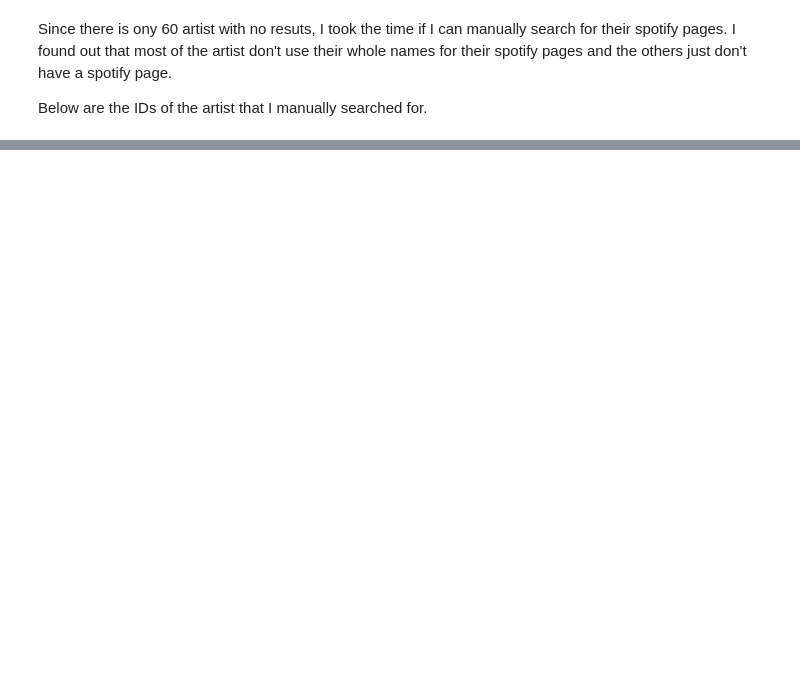
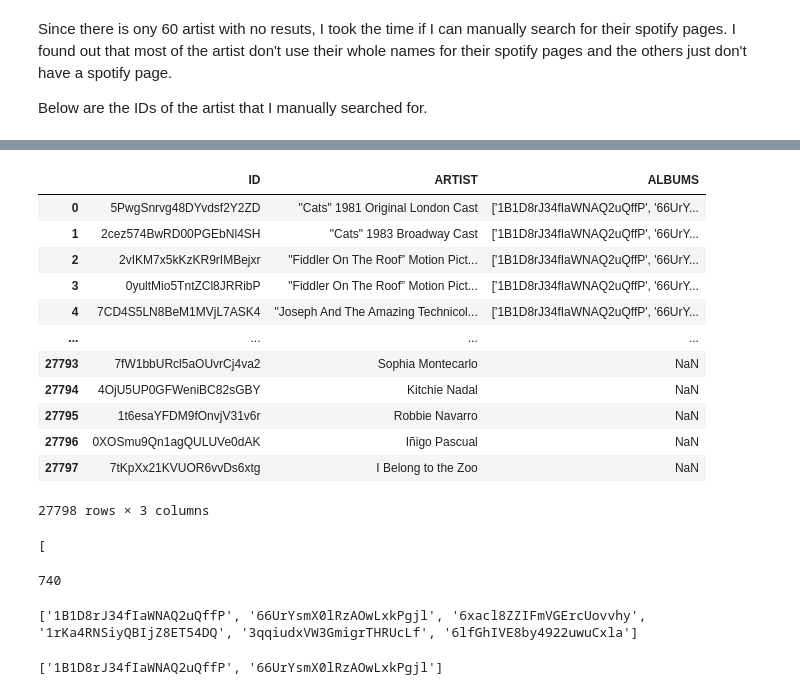
Before and after one commit to EVeend/Spotify-Tracks-Dataset-Builder, a Jupyter notebook: spotify_track_retriever.ipynb, the cells around one changed output, grey strips where cells are left out. Saved outputs shown, nothing was run; the diff lists cells and outputs as text; code cells hidden in the pictures; blank space fills up the shorter version.

```diff
--- a/spotify_track_retriever.ipynb
+++ b/spotify_track_retriever.ipynb
@@ -185,7 +300,38 @@ Now that I have all the ids of the artist I want to get all of songs from the al
+# %%
+all_artist__album_id
+# %% [output]
+|  | ID | ARTIST | ALBUMS |
+| 0 | 5PwgSnrvg48DYvdsf2Y2ZD | "Cats" 1981 Original London Cast | ['1B1D8rJ34fIaWNAQ2uQffP', '66UrY... |
+| 1 | 2cez574BwRD00PGEbNl4SH | "Cats" 1983 Broadway Cast | ['1B1D8rJ34fIaWNAQ2uQffP', '66UrY... |
+| 2 | 2vIKM7x5kKzKR9rIMBejxr | "Fiddler On The Roof” Motion Pict... | ['1B1D8rJ34fIaWNAQ2uQffP', '66UrY... |
+| 3 | 0yultMio5TntZCl8JRRibP | "Fiddler On The Roof” Motion Pict... | ['1B1D8rJ34fIaWNAQ2uQffP', '66UrY... |
+| 4 | 7CD4S5LN8BeM1MVjL7ASK4 | "Joseph And The Amazing Technicol... | ['1B1D8rJ34fIaWNAQ2uQffP', '66UrY... |
+| ... | ... | ... | ... |
+| 27793 | 7fW1bbURcl5aOUvrCj4va2 | Sophia Montecarlo | NaN |
+| 27794 | 4OjU5UP0GFWeniBC82sGBY | Kitchie Nadal | NaN |
+| 27795 | 1t6esaYFDM9fOnvjV31v6r | Robbie Navarro | NaN |
+| 27796 | 0XOSmu9Qn1agQULUVe0dAK | Iñigo Pascual | NaN |
+| 27797 | 7tKpXx21KVUOR6vvDs6xtg | I Belong to the Zoo | NaN |
+27798 rows × 3 columns
+# %%
+albums = all_artist_id.iloc[22907]['ALBUMS']
+print(albums[0])
+# %% [output]
+[
+# %%
+# x = [sp.album(album)['name'] for album in albums]
+len(albums)
+# %% [output]
+740
+# %%
+list = all_artist_id.loc[all_artist_id['ID'] == '5PwgSnrvg48DYvdsf2Y2ZD']['ALBUMS']
+for item in list:
+    print(item)
+# %% [output]
+['1B1D8rJ34fIaWNAQ2uQffP', '66UrYsmX0lRzAOwLxkPgjl', '6xacl8ZZIFmVGErcUovvhy', '1rKa4RNSiyQBIjZ8ET54DQ', '3qqiudxVW3GmigrTHRUcLf', '6lfGhIVE8by4922uwuCxla']
 # %%
-album = sp.artist_albums(artist_id_df['ID'][0], album_type='album')
-for item in album['items']:
-    print(item)
-
-# for album_id in artist_id_df['ID']:
-#     album_obj = sp.artist_albums(artist_id_df['ID'][0], album_type='album')
+album = sp.artist_albums(all_artist_id['ID'][0], album_type='album')
+album_id = [item['id'] for item in album['items'] if 'PH' in item['available_markets']]
+album_id
+# %% [output]
+['1B1D8rJ34fIaWNAQ2uQffP', '66UrYsmX0lRzAOwLxkPgjl']
```
Also changed, not shown: parts of 26 cells of this notebook.
